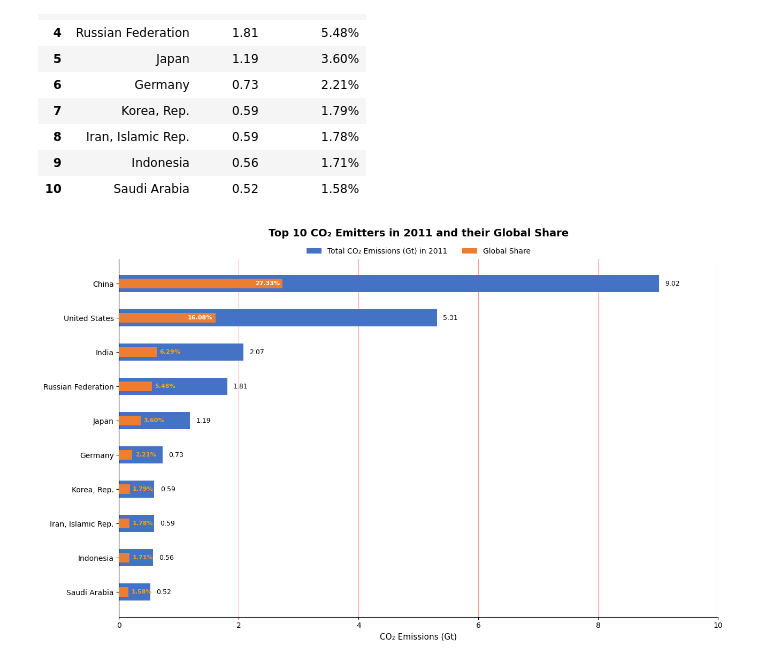
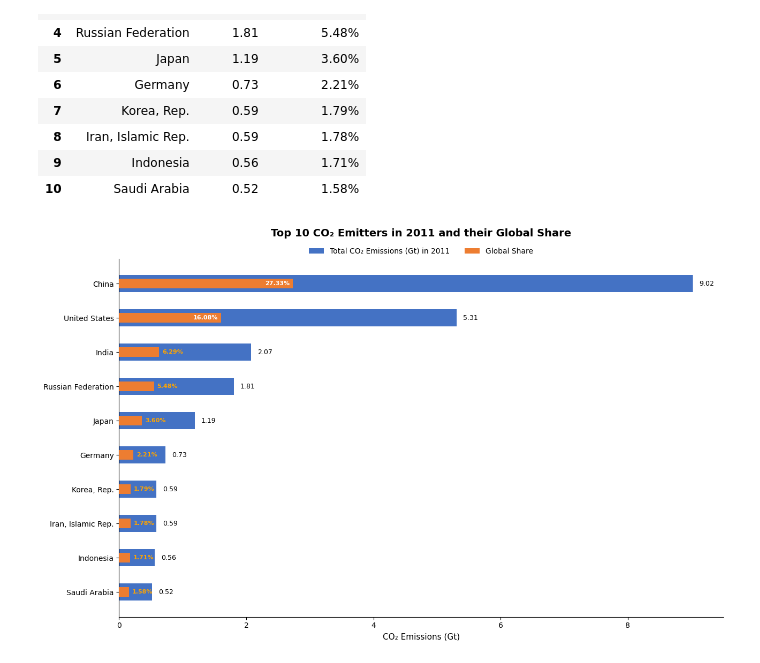
Before and after one commit to sanaullah525/Global-CO2-Emissions-Data-Analysis-Project, a Jupyter notebook: datapr.ipynb, the cells around one changed output. Saved outputs shown, nothing was run; the diff lists cells and outputs as text; code cells hidden in the pictures.

Commit message:
Removing unnecessary lines from the chart.

```diff
--- a/datapr.ipynb
+++ b/datapr.ipynb
@@ -650,7 +645,6 @@ bc
 | 10 | Saudi Arabia | 0.52 | 1.58% |
 # %%
 # Grouped bar chart for 'Top 10 CO2 Emitters and their Global Share'
-
 
 fig, ax = plt.subplots(figsize=(13, 8))
 countries = bc['Country']
@@ -662,11 +656,9 @@ global_share_numeric = bc['Global Share'].str.replace('%', '').astype(float) / 1
 # Adding Blue bars for Total CO2 Emissions.
 bars1 = ax.barh(y, bc['2011_Gt'], height=0.5, label='Total CO₂ Emissions (Gt) in 2011',
                 color='#4472C4', zorder=2)
-
 # Adding Orange bars for Global Share.
 bars2 = ax.barh(y, global_share_numeric, height=0.28, label='Global Share',
                 color='#ED7D31', zorder=3, left=0)
-
 # Adding smart labels to the figure.
 for i, (bar1, bar2, share) in enumerate(zip(bars1, bars2, bc['Global Share'])):
     width1 = bar1.get_width()
@@ -676,36 +668,32 @@ for i, (bar1, bar2, share) in enumerate(zip(bars1, bars2, bc['Global Share'])):
     ax.text(width1 + 0.1, bar1.get_y() + bar1.get_height()/2, f'{width1:.2f}',
             va='center', ha='left', fontsize=9, color='black')
 
     # Orange bar label - inside if bar is wide enough, otherwise outside
     if width2 > 0.8:  # Wide bars - text inside
         ax.text(width2 - 0.05, bar2.get_y() + bar2.get_height()/2, share,
                 va='center', ha='right', fontsize=8, color='white', fontweight='bold')
     else:  # Narrow bars - text outside to the right
         ax.text(width2 + 0.05, bar2.get_y() + bar2.get_height()/2, share,
                 va='center', ha='left', fontsize=8, color='orange', fontweight='bold')
 
 # Customizing axes
 ax.set_xlabel('CO₂ Emissions (Gt)', fontsize=11)
 ax.set_title('Top 10 CO₂ Emitters in 2011 and their Global Share',
              fontsize=14, fontweight='bold', pad=30)
 ax.set_yticks(y)
 ax.set_yticklabels(countries, fontsize=10)
-ax.set_xlim(0, 10)
+ax.set_xlim(0, 9.5)
 ax.invert_yaxis()
-
-# Gridlines in the chart.
-ax.xaxis.grid(True, linestyle='-', alpha=0.4, color='red', zorder=1)
-ax.set_axisbelow(True)
 
 # Adding legend below the title.
 ax.legend(loc='upper center', bbox_to_anchor=(0.5, 1.05), ncol=2, frameon=False, fontsize=10)
 
 # Removing spines from the figure.
 ax.spines['top'].set_visible(False)
 ax.spines['right'].set_visible(False)
 
 # Adjusting spaces between elements.
 plt.tight_layout()
 plt.show()
 # %% [output]
-[figure, old version]
+[figure, new version]
```
Also changed, not shown: parts of 1 cell of this notebook.
